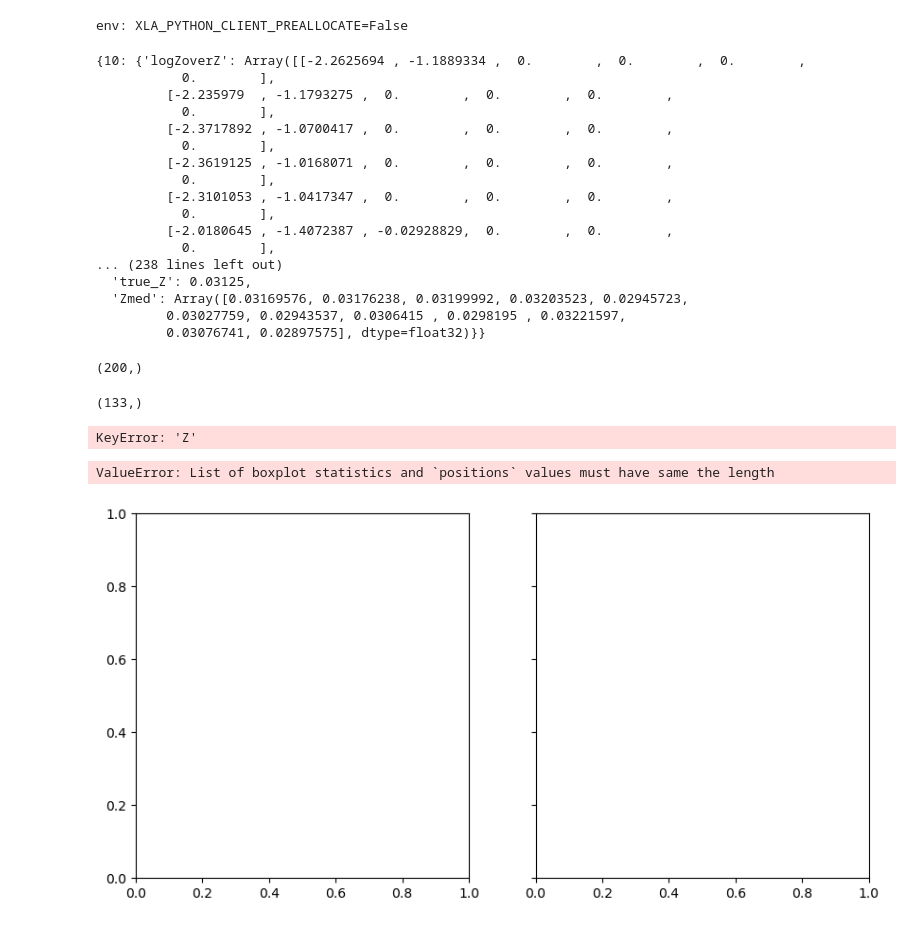
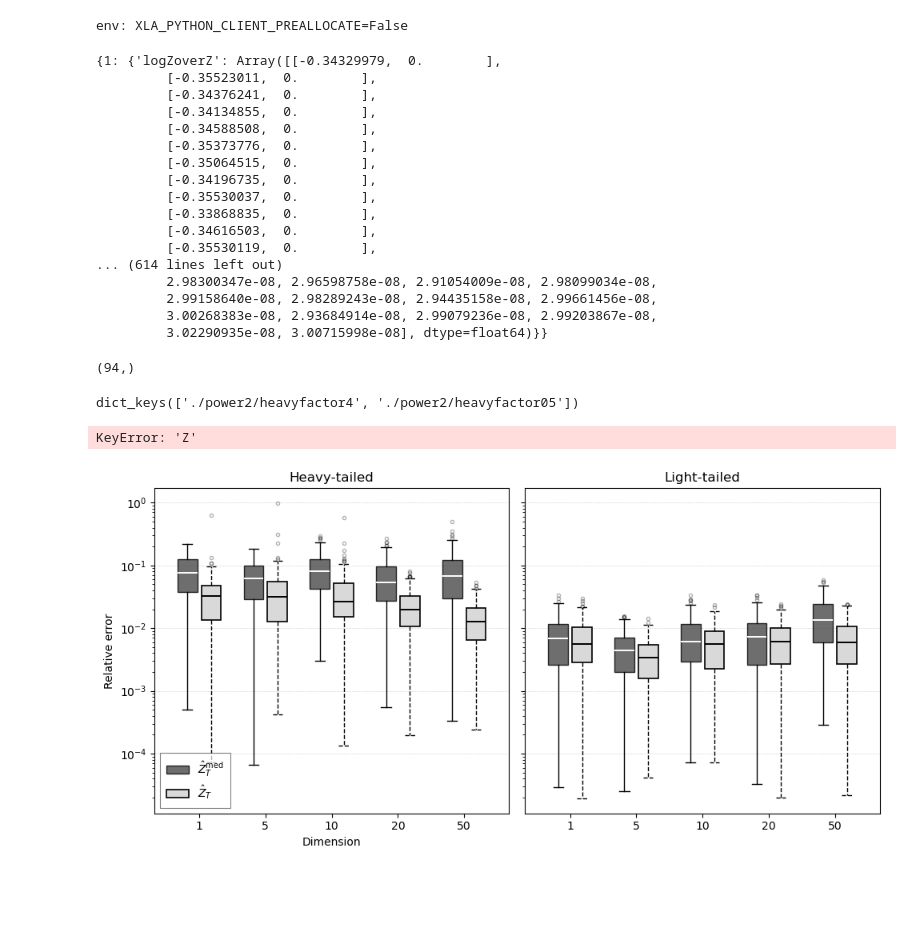
Before and after one commit to ylefay/adaptive_smc_tempering, a Jupyter notebook: adaptive_smc/experiments_bis/paper_complexity/Untitled.ipynb, the cells around one changed output. Drawn from its saved outputs; the diff is of its cells as text; code cells hidden in the pictures; blank space fills up the shorter version.

```diff
--- a/adaptive_smc/experiments_bis/paper_complexity/Untitled.ipynb
+++ b/adaptive_smc/experiments_bis/paper_complexity/Untitled.ipynb
@@ -66,36 +66,37 @@ for DIR in DIRS:
         _data2[dim]["Z"] = jnp.exp(_data2[dim]['logZoverZ'].sum(axis=-1))
     data2[DIR] = _data2.copy()
 # %%
-data['./power2/heavyfactor05']
+data2['./power2/heavyfactor05']
 # %% [output]
-{10: {'logZoverZ': Array([[-2.2625694 , -1.1889334 ,  0.        ,  0.        ,  0.        ,
-           0.        ],
-         [-2.235979  , -1.1793275 ,  0.        ,  0.        ,  0.        ,
-           0.        ],
-         [-2.3717892 , -1.0700417 ,  0.        ,  0.        ,  0.        ,
-           0.        ],
-         [-2.3619125 , -1.0168071 ,  0.        ,  0.        ,  0.        ,
-           0.        ],
-         [-2.3101053 , -1.0417347 ,  0.        ,  0.        ,  0.        ,
-           0.        ],
-         [-2.0180645 , -1.4072387 , -0.02928829,  0.        ,  0.        ,
-           0.        ],
-... (238 lines left out)
-  'true_Z': 0.03125,
-  'Zmed': Array([0.03169576, 0.03176238, 0.03199992, 0.03203523, 0.02945723,
-         0.03027759, 0.02943537, 0.0306415 , 0.0298195 , 0.03221597,
-         0.03076741, 0.02897575], dtype=float32)}}
+{1: {'logZoverZ': Array([[-0.34329979,  0.        ],
+         [-0.35523011,  0.        ],
+         [-0.34376241,  0.        ],
+         [-0.34134855,  0.        ],
+         [-0.34588508,  0.        ],
+         [-0.35373776,  0.        ],
+         [-0.35064515,  0.        ],
+         [-0.34196735,  0.        ],
+         [-0.35530037,  0.        ],
+         [-0.33868835,  0.        ],
+         [-0.34616503,  0.        ],
+         [-0.35530119,  0.        ],
+... (614 lines left out)
+         2.98300347e-08, 2.96598758e-08, 2.91054009e-08, 2.98099034e-08,
+         2.99158640e-08, 2.98289243e-08, 2.94435158e-08, 2.99661456e-08,
+         3.00268383e-08, 2.93684914e-08, 2.99079236e-08, 2.99203867e-08,
+         3.02290935e-08, 3.00715998e-08], dtype=float64)}}
 # %%
-data2['./power2/heavyfactor05'][20]['Z'].shape
+data['./power2/heavyfactor05'][100]["Zmed"].shape
 # %% [output]
-(200,)
+(94,)
 # %%
-data["./power2/heavyfactor4"][50]['Zmed'].shape
+data.keys()
 # %% [output]
-(133,)
+dict_keys(['./power2/heavyfactor4', './power2/heavyfactor05'])
 # %%
 dims = list(data.keys())
 dims.sort()
+dims = dims[:-1
 eps_grid = np.linspace(0.000001, 0.05, 60)
 for dim in dims:
     tail_mc = [np.mean(np.abs((data2[dim]["Z"]-data2[dim]["true_Z"])/data2[dim]["true_Z"]) > eps) for eps in eps_grid]
@@ -115,9 +116,12 @@ fig, axes = plt.subplots(1, len(DIRS), figsize=(5 * len(DIRS), 5), sharey=True)
 if len(DIRS) == 1:
     axes = [axes]
 
+titles = {"./power2/heavyfactor4": "Heavy-tailed", "./power2/heavyfactor05":"Light-tailed"}
+
 for ax_idx, (DIR, ax) in enumerate(zip(DIRS, axes)):
     dims = list(data[DIR].keys())
     dims.sort()
+    dims = list(filter(lambda dim: dim != 100, dims))
     box1 = [np.abs((data[DIR][dim]["Zmed"][:200] - data[DIR][dim]["true_Z"]) / data[DIR][dim]["true_Z"]) for dim in dims]
     box2 = [np.abs((data2[DIR][dim]["Z"][:200]    - data[DIR][dim]["true_Z"]) / data[DIR][dim]["true_Z"]) for dim in dims]
 
@@ -150,33 +154,32 @@ for ax_idx, (DIR, ax) in enumerate(zip(DIRS, axes)):
         flierprops=dict(marker='o', markersize=3, alpha=0.3)
     )
 
     ax.set_xticks(range(len(dims)))
     ax.set_xticklabels(dims)
     ax.set_yscale("log")
     ax.grid(axis='y', linestyle='--', linewidth=0.5, alpha=0.5)
-    ax.set_title(DIR)
+    ax.set_title(titles[DIR])
 
     # Only label y-axis and add legend on the first subplot
     if ax_idx == 0:
         ax.set_xlabel("Dimension")
         ax.set_ylabel("Relative error")
         leg = ax.legend(
             [b1["boxes"][0], b2["boxes"][0]],
             [r"$\hat{Z}_T^{\mathrm{med}}$", r"$\hat{Z}_T$"],
             loc="lower left",
             frameon=True,
             facecolor="white",
             edgecolor="0.3",
             framealpha=0.7,
             fancybox=False,
             borderpad=0.6
         )
         leg.set_zorder(10)
         leg.get_frame().set_linewidth(0.8)
 
 plt.tight_layout()
 plt.savefig(DIRS[0] + "plots.pdf", dpi=300)
 plt.show()
 # %% [output]
-ValueError: List of boxplot statistics and `positions` values must have same the length
-[figure, old version]
+[figure, new version]
```
Also changed, not shown: parts of 1 cell of this notebook, 6 other files.
